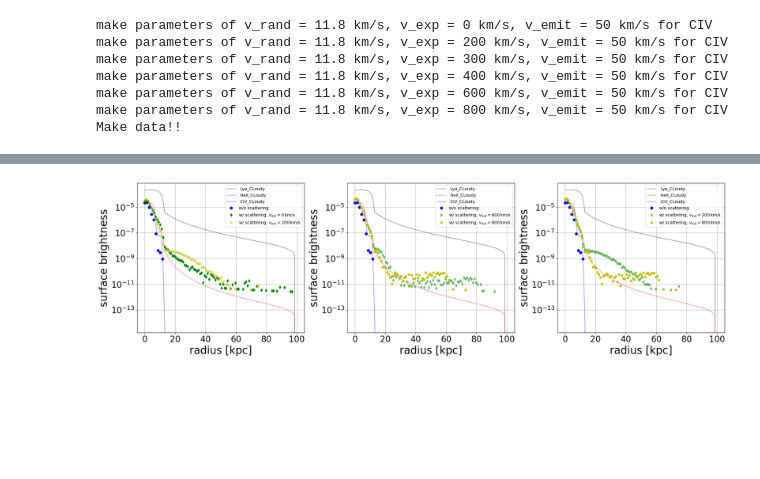
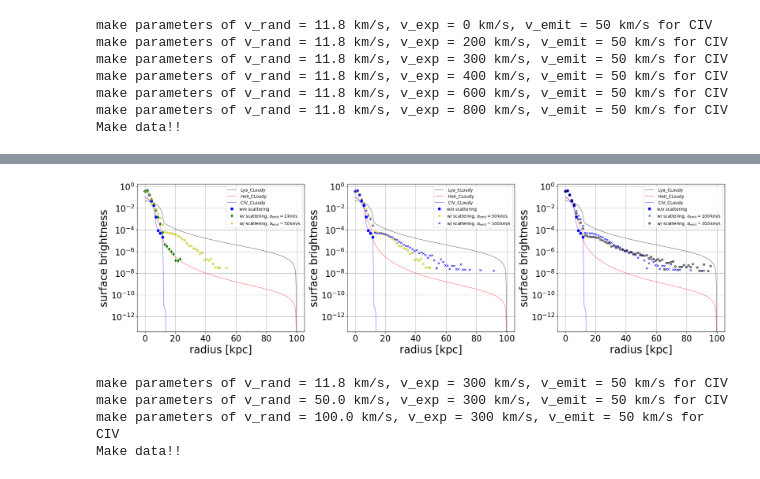
Before and after one commit to jin981016/Data_CIV_code_python, a Jupyter notebook: sb_cloudy/SB_plot.ipynb, the cells around one changed output, grey strips where cells are left out. Drawn from its saved outputs; the diff is of its cells as text; code cells hidden in the pictures; blank space fills up the shorter version.

```diff
--- a/sb_cloudy/SB_plot.ipynb
+++ b/sb_cloudy/SB_plot.ipynb
@@ -320,6 +333,6 @@ random = [11.8,30,50]
 atom = ['CIV','HeII','Lya']
 # %%
-cloudy_radius_Lya ,cloudy_SB_Lya =RT_make_parameter(0,1,11.8,'Lya')[-2:]
-cloudy_radius_HeII ,cloudy_SB_HeII =RT_make_parameter(0,1,11.8,'HeII')[-2:]
-cloudy_radius_CIV ,cloudy_SB_CIV =RT_make_parameter(0,1,11.8,'CIV')[-2:]
+cloudy_radius_Lya ,cloudy_SB_Lya =RT_make_parameter(0,0,0,'Lya')[-2:]
+cloudy_radius_HeII ,cloudy_SB_HeII =RT_make_parameter(0,0,0,'HeII')[-2:]
+cloudy_radius_CIV ,cloudy_SB_CIV =RT_make_parameter(0,0,0,'CIV')[-2:]
 # %% [output]
@@ -428,18 +464,14 @@ fig = plt.figure(1,figsize=(21,6))
 
 
 plt.subplot(131)
-plt.plot(cloudy_radius_Lya ,cloudy_SB_Lya,'k-',alpha = 0.4,label=' Lya_CLoudy')
-plt.plot(cloudy_radius_HeII ,cloudy_SB_HeII,'r-',alpha = 0.4,label=' HeII_CLoudy')
-plt.plot(cloudy_radius_CIV ,cloudy_SB_CIV,'b-',alpha = 0.4,label=' CIV_CLoudy')
+plt.plot(cloudy_radius_Lya ,cloudy_SB_Lya / np.sum(cloudy_SB_Lya),'k-',alpha = 0.4,label=' Lya_CLoudy')
+plt.plot(cloudy_radius_HeII ,cloudy_SB_HeII/np.sum(cloudy_SB_HeII),'r-',alpha = 0.4,label=' HeII_CLoudy')
+plt.plot(cloudy_radius_CIV ,cloudy_SB_CIV/np.sum(cloudy_SB_CIV),'b-',alpha = 0.4,label=' CIV_CLoudy')
 
-eff = cloudy_SB_CIV.max() / rt_sb_t_LT.max()
-plt.plot(rt_radius_LT ,rt_sb_t_LT * eff,'bo', label='w/o scattering')
-
-eff = efficient(0, RT_radius_kpc_vout_0,RT_SB_vout_0,civ_lum_LT)
-plt.plot(RT_radius_vout_0 ,RT_SB_vout_0 * eff,'gd',ms=5,label=r'w/ scattering, $v_{\rm out} = 0 \, \rm km/s$')
-
-eff = efficient(0, RT_radius_kpc_vout_2,RT_SB_vout_2,civ_lum_LT)
-plt.plot(RT_radius_vout_2 ,RT_SB_vout_2*eff,'ys',ms=5, alpha = 0.5, label=r'w/ scattering, $v_{\rm out} = 200 \, \rm km/s$')
+normal = np.sum(rt_sb_t_LT)
+plt.plot(rt_radius_LT ,rt_sb_t_LT/ normal,'bo', label='w/o scattering')
+plt.plot(RT_radius_vemit_0 ,RT_SB_vemit_0,'gd',ms=5,label=r'w/ scattering, $\sigma_{\rm emit} = 1 \, \rm km/s$')
+plt.plot(RT_radius_vemit_5 ,RT_SB_vemit_5,'ys',ms=5, alpha = 0.5, label=r'w/ scattering, $\sigma_{\rm emit} = 50 \, \rm km/s$')
 # plt.plot(RT_radius_6 ,RT_SB_6,'b*', label=r'w/ scattering, $v_{\rm out} = 600 km/s$')
 
 
@@ -456,56 +488,59 @@ plt.tight_layout()
 
 
 plt.subplot(132)
-plt.plot(cloudy_radius_Lya ,cloudy_SB_Lya,'k-',alpha = 0.4,label=' Lya_CLoudy')
-plt.plot(cloudy_radius_HeII ,cloudy_SB_HeII,'r-',alpha = 0.4,label=' HeII_CLoudy')
-plt.plot(cloudy_radius_CIV ,cloudy_SB_CIV,'b-',alpha = 0.4,label=' CIV_CLoudy')
+plt.plot(cloudy_radius_Lya ,cloudy_SB_Lya / np.sum(cloudy_SB_Lya),'k-',alpha = 0.4,label=' Lya_CLoudy')
+plt.plot(cloudy_radius_HeII ,cloudy_SB_HeII/np.sum(cloudy_SB_HeII),'r-',alpha = 0.4,label=' HeII_CLoudy')
+plt.plot(cloudy_radius_CIV ,cloudy_SB_CIV/np.sum(cloudy_SB_CIV),'b-',alpha = 0.4,label=' CIV_CLoudy')
 
-eff = cloudy_SB_CIV.max() / rt_sb_t_LT.max()
-plt.plot(rt_radius_LT ,rt_sb_t_LT * eff,'bo', label='w/o scattering')
-
-eff = efficient(0, RT_radius_kpc_vout_6,RT_SB_vout_6,civ_lum_LT)
-plt.plot(RT_radius_vout_6 ,RT_SB_vout_6 *eff,'gd',ms=5,alpha =0.5 ,label=r'w/ scattering, $v_{\rm out} = 600 \, \rm km/s$')
-
-eff = efficient(0, RT_radius_kpc_vout_8,RT_SB_vout_8,civ_lum_LT)
-plt.plot(RT_radius_vout_8 ,RT_SB_vout_8*eff,'ys', ms = 5,label=r'w/ scattering, $v_{\rm out} = 800 \, \rm km/s$')
+normal = np.sum(rt_sb_t_LT)
+plt.plot(rt_radius_LT ,rt_sb_t_LT/ normal,'bo', label='w/o scattering')
+# plt.plot(RT_radius_0 ,RT_SB_0,'bs', label=r'w/ scattering, $v_{\rm out} = 0 km/s$')
+plt.plot(RT_radius_vemit_5 ,RT_SB_vemit_5,'ys',ms=5,alpha =0.5 ,label=r'w/ scattering, $\sigma_{\rm emit} = 50 \, \rm km/s$')
+plt.plot(RT_radius_vemit_10 ,RT_SB_vemit_10,'bx', ms = 5,label=r'w/ scattering, $\sigma_{\rm emit} = 100 \, \rm km/s$')
 
 
 
 plt.grid(True)
 plt.yscale('log')
 plt.xlabel('radius [kpc]',fontsize=25)
 plt.xticks(fontsize=20)
 plt.ylabel('surface brightness',fontsize=25)
 plt.yticks(fontsize=20)
 plt.legend()
 plt.tight_layout()
 
 
 
 
 plt.subplot(133)
-plt.plot(cloudy_radius_Lya ,cloudy_SB_Lya,'k-',alpha = 0.4,label=' Lya_CLoudy')
-plt.plot(cloudy_radius_HeII ,cloudy_SB_HeII,'r-',alpha = 0.4,label=' HeII_CLoudy')
-plt.plot(cloudy_radius_CIV ,cloudy_SB_CIV,'b-',alpha = 0.4,label=' CIV_CLoudy')
+plt.plot(cloudy_radius_Lya ,cloudy_SB_Lya / np.sum(cloudy_SB_Lya),'k-',alpha = 0.4,label=' Lya_CLoudy')
+plt.plot(cloudy_radius_HeII ,cloudy_SB_HeII/np.sum(cloudy_SB_HeII),'r-',alpha = 0.4,label=' HeII_CLoudy')
+plt.plot(cloudy_radius_CIV ,cloudy_SB_CIV/np.sum(cloudy_SB_CIV),'b-',alpha = 0.4,label=' CIV_CLoudy')
 normal = np.sum(rt_sb_t_LT)
-eff = cloudy_SB_CIV.max() / rt_sb_t_LT.max()
-plt.plot(rt_radius_LT ,rt_sb_t_LT * eff,'bo', label='w/o scattering')
+plt.plot(rt_radius_LT ,rt_sb_t_LT/ normal,'bo', label='w/o scattering')
 # plt.plot(RT_radius_0 ,RT_SB_0,'bs', label=r'w/ scattering, $v_{\rm out} = 0 km/s$')
-eff = efficient(0, RT_radius_kpc_vout_2,RT_SB_vout_2,civ_lum_LT)
-plt.plot(RT_radius_vout_2 ,RT_SB_vout_2*eff,'gd',ms=5,alpha =0.5 ,label=r'w/ scattering, $v_{\rm out} = 200 \,  \rm km/s$')
-
-eff = efficient(0, RT_radius_kpc_vout_8,RT_SB_vout_8,civ_lum_LT)
-plt.plot(RT_radius_vout_8 ,RT_SB_vout_8 *eff,'ys',ms=5, label=r'w/ scattering, $v_{\rm out} = 800 \, \rm km/s$')
+plt.plot(RT_radius_vemit_10 ,RT_SB_vemit_10,'bx',ms=5,label=r'w/ scattering, $\sigma_{\rm emit} = 100 \,  \rm km/s$')
+plt.plot(RT_radius_vemit_30 ,RT_SB_vemit_30,'ko',ms=5,alpha=0.5, label=r'w/ scattering, $\sigma_{\rm emit} = 300 \, \rm km/s$')
 
 
 
 plt.grid(True)
 plt.yscale('log')
 plt.xlabel('radius [kpc]',fontsize=25)
 plt.xticks(fontsize=20)
 plt.ylabel('surface brightness',fontsize=25)
 plt.yticks(fontsize=20)
 plt.legend()
 plt.tight_layout()
 # %% [output]
-[figure, old version]
+[figure, new version]
+# %%
+vout = 300
+vemit = 50
+vrand = np.array([11.8,50,100])
+vrand_make_parameter(vout,vemit,vrand)
+# %% [output]
+make parameters of v_rand = 11.8 km/s, v_exp = 300 km/s, v_emit = 50 km/s for CIV
+make parameters of v_rand = 50.0 km/s, v_exp = 300 km/s, v_emit = 50 km/s for CIV
+make parameters of v_rand = 100.0 km/s, v_exp = 300 km/s, v_emit = 50 km/s for CIV
+Make data!!
```
Also changed, not shown: parts of 15 cells of this notebook.
